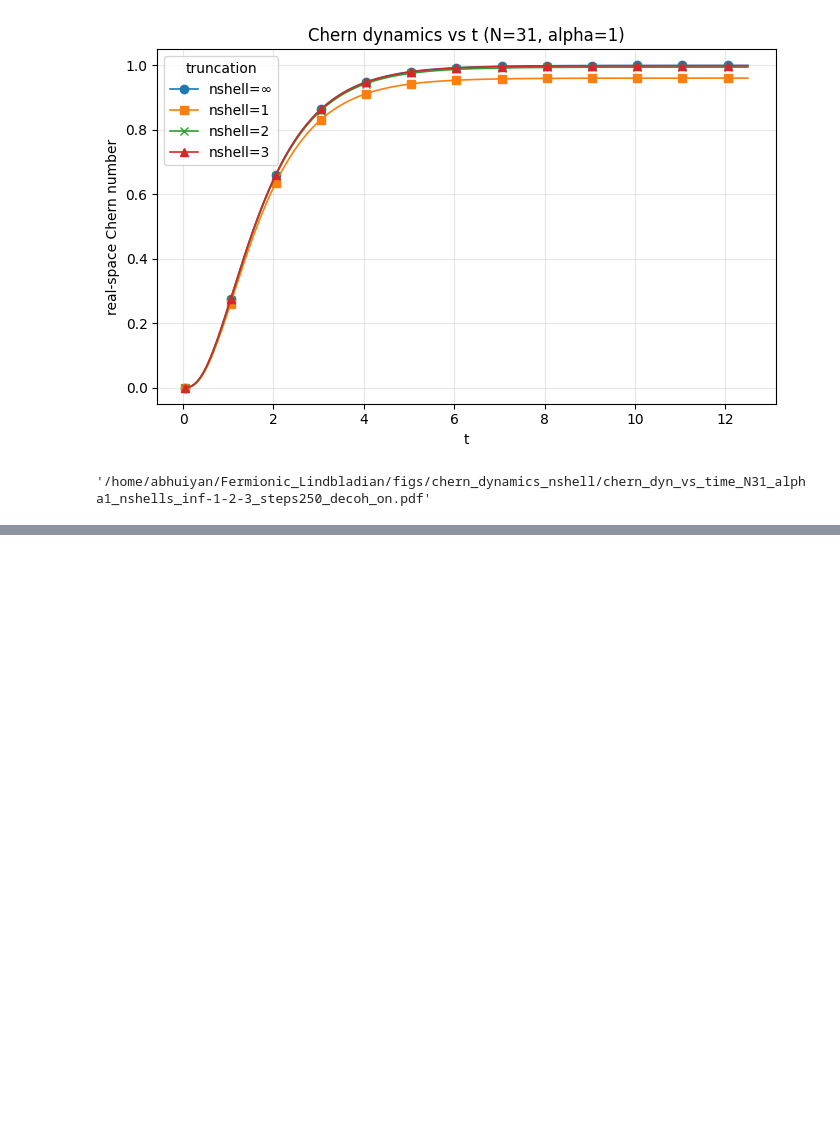
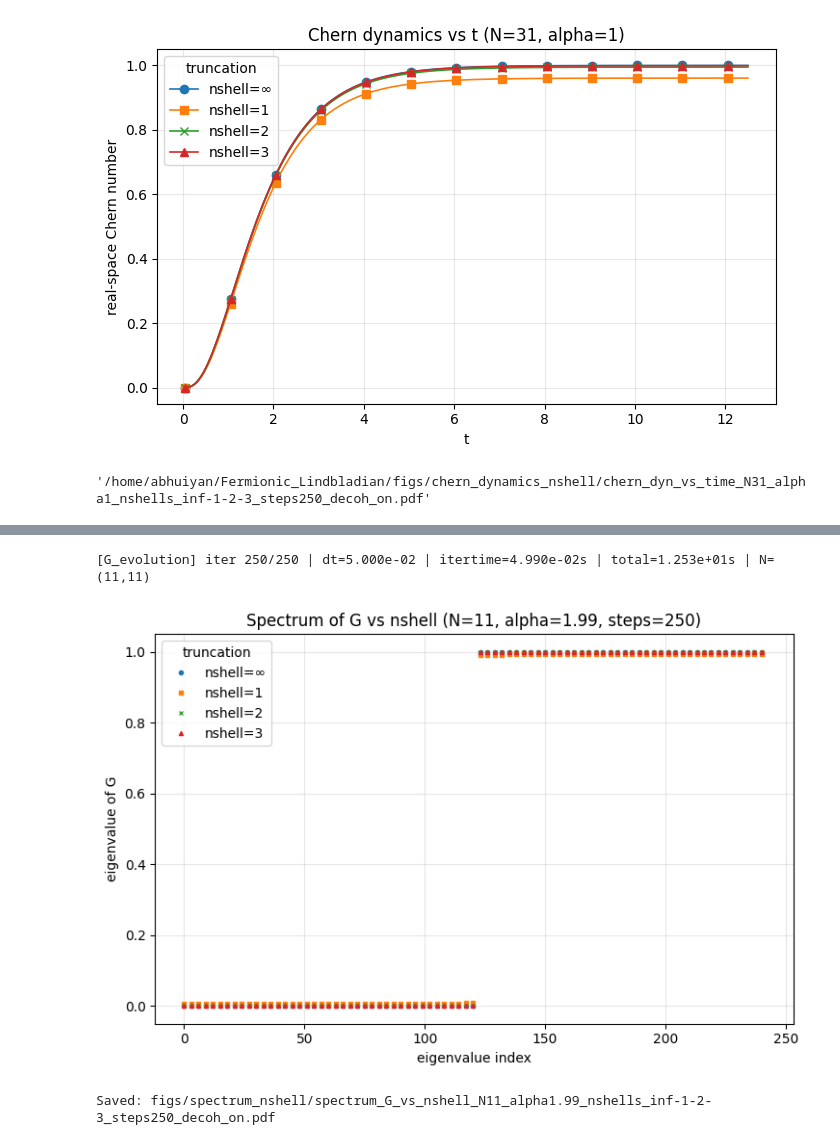
Before and after one commit to AsadullahBhuiyan/Fermionic_Lindbladian, a Jupyter notebook: plot_testing.ipynb, the cells around one changed output, grey strips where cells are left out. Drawn from its saved outputs; the diff is of its cells as text; code cells hidden in the pictures; blank space fills up the shorter version.

```diff
--- a/plot_testing.ipynb
+++ b/plot_testing.ipynb
@@ -105,0 +121,9 @@ solver.plot_chern_dynamics_vs_time_nshell(
+# %%
+
+solver = CI_Lindblad(Nx=11, Ny=11, alpha_init=1.9, dt_init = 5e-2, decoh=True)
+pdf = solver.plot_spectrum_vs_nshell(nshell_list=(None, 1, 2, 3))
+print("Saved:", pdf)
+# %% [output]
+[G_evolution] iter 250/250 | dt=5.000e-02 | itertime=4.990e-02s | total=1.253e+01s | N=(11,11)
+[figure, added]
+Saved: figs/spectrum_nshell/spectrum_G_vs_nshell_N11_alpha1.99_nshells_inf-1-2-3_steps250_decoh_on.pdf
```
Also changed, not shown: parts of 1 cell of this notebook, 15 other files.
